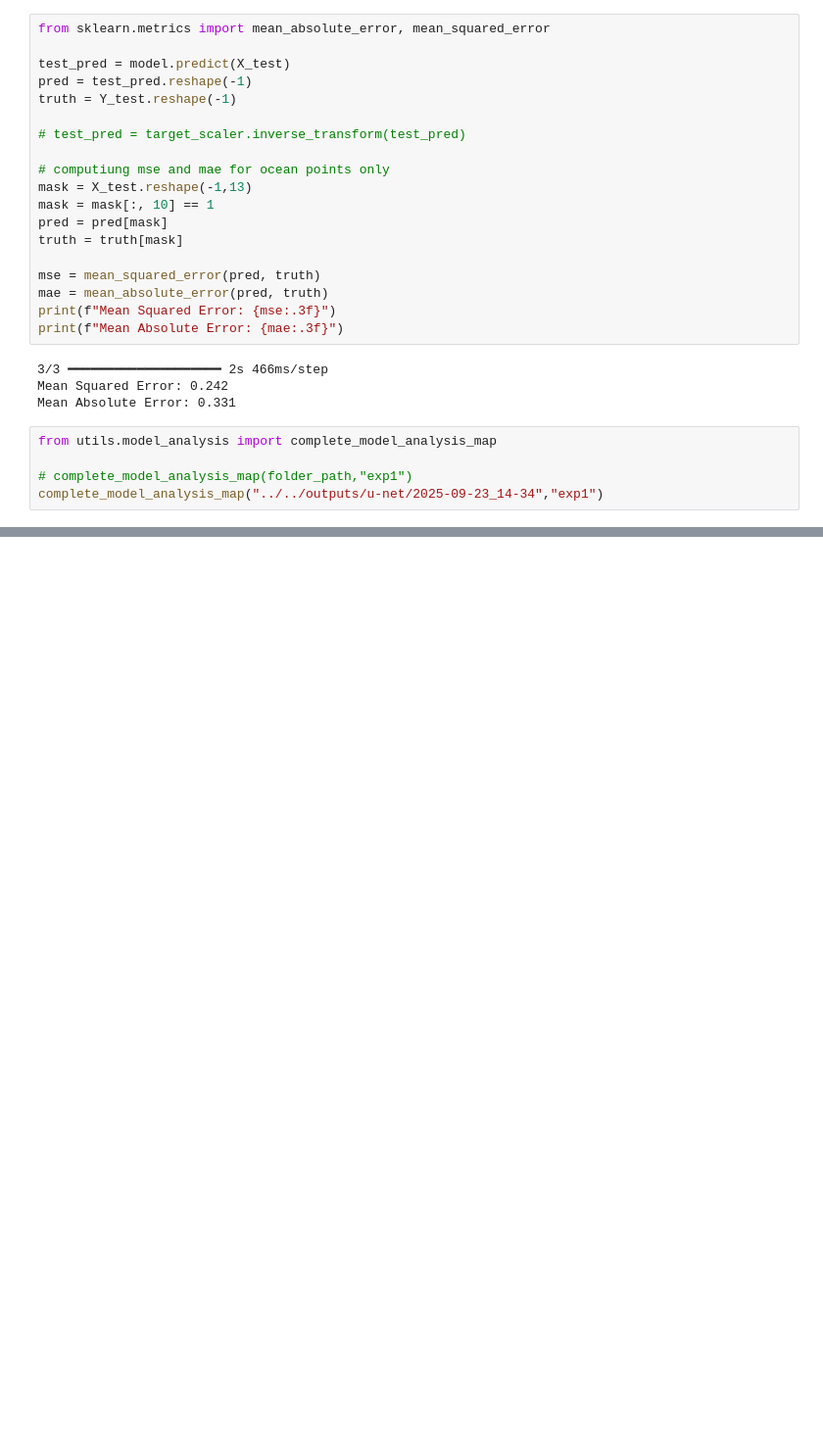
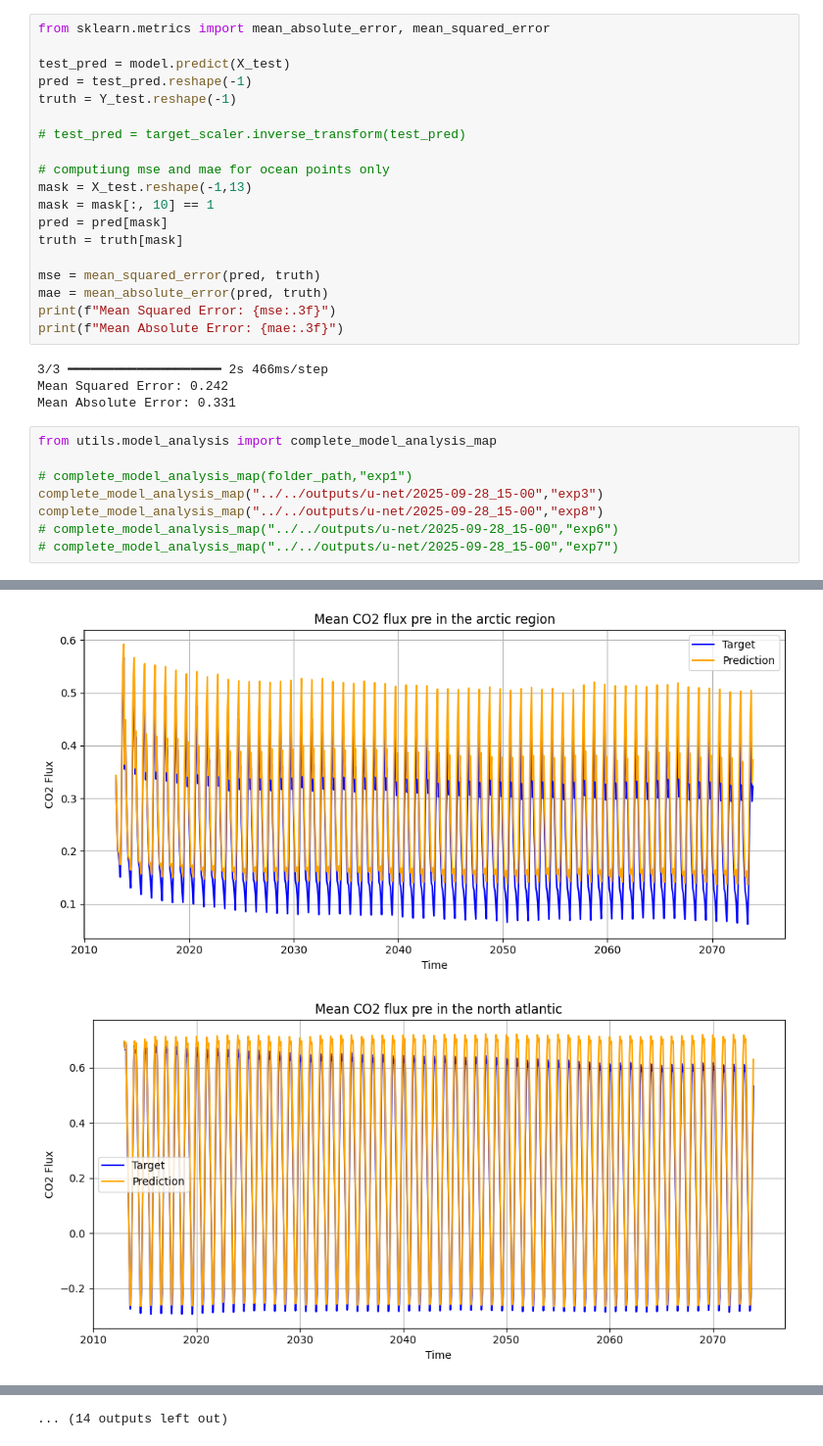
Before and after one commit to jakobmeggendorfer/co2-flux-reconstruction, a Jupyter notebook: notebooks/training/train_unet.ipynb, the cells around one changed output, grey strips where cells are left out. Shown at 98% size. Saved outputs shown, nothing was run; the diff lists cells and outputs as text; blank space fills up the shorter version.

```diff
--- a/notebooks/training/train_unet.ipynb
+++ b/notebooks/training/train_unet.ipynb
@@ -156,5 +166,8 @@ Mean Absolute Error: 0.331
 from utils.model_analysis import complete_model_analysis_map
 
 # complete_model_analysis_map(folder_path,"exp1")
-complete_model_analysis_map("../../outputs/u-net/2025-09-23_14-34","exp1")
+complete_model_analysis_map("../../outputs/u-net/2025-09-28_15-00","exp3")
+complete_model_analysis_map("../../outputs/u-net/2025-09-28_15-00","exp8")
+# complete_model_analysis_map("../../outputs/u-net/2025-09-28_15-00","exp6")
+# complete_model_analysis_map("../../outputs/u-net/2025-09-28_15-00","exp7")
 # %% [output]
@@ -161,0 +181,2 @@ ValueError: File not found: filepath=../../outputs/u-net/2025-09-23_14-34/model.
+[figure, added]
+[figure, added]
@@ -161,0 +191 @@ ValueError: File not found: filepath=../../outputs/u-net/2025-09-23_14-34/model.
+... (14 outputs left out)
```
Also changed, not shown: parts of 5 cells of this notebook, 10 other files.
